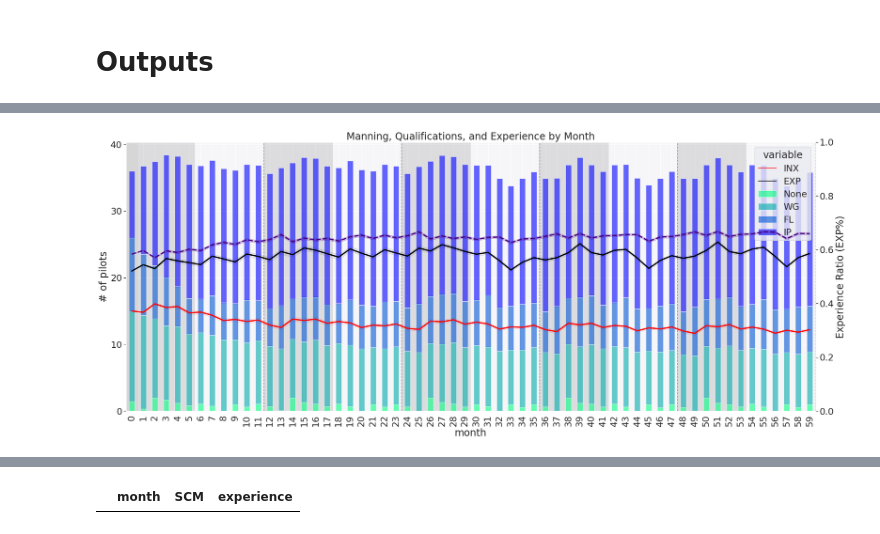
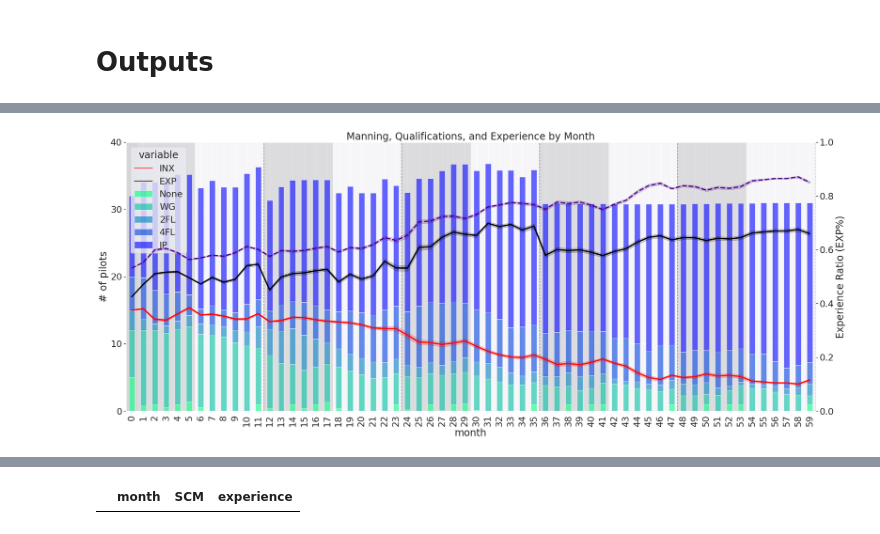
Before and after one commit to ialara/actf, a Jupyter notebook: f22_baseline.ipynb, the cells around one changed output, grey strips where cells are left out. Drawn from its saved outputs; the diff is of its cells as text; code cells hidden in the pictures.

```diff
--- a/f22_baseline.ipynb
+++ b/f22_baseline.ipynb
@@ -583,7 +654,9 @@ class Syllabus:
 # Sim Setup
 # %%
 sim = Simulation()
-sim.setup(initial_size=36)
+sim.setup(starting_sq=f22_sq)
 
-num_runs = 200
+sim.sq.print_()
+
+num_runs = 50
 months_per_run = 60
@@ -592,8 +683,8 @@ months_per_run = 60
 # %%
 #NUM_YEARS = 5
 # Start rig
-ftu_arrivals = [0, 0, 2, 0, 1, 0, 1, 0, 0, 1, 0, 1] #*NUM_YEARS
-nth_arrivals = [0, 2, 0, 2, 0, 0, 0, 2, 0, 0, 2, 0] #*NUM_YEARS
+ftu_arrivals = [0, 0, 1, 0, 1, 1, 0, 0, 0, 0, 0, 1] #*NUM_YEARS
+nth_arrivals = [0, 2, 0, 1, 0, 0, 0, 1, 0, 0, 2, 0] #*NUM_YEARS
 
 # turn pattern
 tails_go_1 = 10
@@ -634,7 +727,7 @@ df = pd.DataFrame([run['monthly']['NUM_BY_QUAL'] for run in many]).melt(var_name
 df = pd.concat([df, df.quals.apply(pd.Series)], axis=1).rename(columns = {'' : 'None'}).drop('quals', axis=1).fillna(0)
 quals_df = df.groupby('month').mean()
 
-for qual in ['None', 'WG', 'FL', 'IP']:
+for qual in ['None', 'WG', '2FL', '4FL', 'IP']:
     quals_df[f'{qual}_pct'] = quals_df[qual] / quals_df.sum(axis=1)
 
 quals_df
@@ -681,26 +774,26 @@ exp_df
 # %%
 plt.rcParams['figure.figsize'] = (30, 12)
 sns.set_theme()
 sns.set(font_scale=2)
 fig, ax = plt.subplots()
 for year in range(1, int(len(quals_df) / 12)+1):
     ax.axvline(year*12 - 0.5, linestyle='--', lw=1.5, c='gray')
     start = (year-1)*12 - 0.5
     ax.axvspan(start, start+6, color='lightgray', alpha=0.6)
     ax.axvspan(start+6, start+12, color='white', alpha=0.6)
 ax.axvspan(-0.5, 0.5, color='lightgray', alpha=0.6)
-quals_df[['None', 'WG', 'FL', 'IP']].plot(kind='bar', stacked=True, colormap='winter_r', alpha=0.6, ax=ax)
+quals_df[['None', 'WG', '2FL', '4FL', 'IP']].plot(kind='bar', stacked=True, colormap='winter_r', alpha=0.6, ax=ax)
 sns.lineplot(data=exp_df, x='month', y='value', hue='variable', ax=ax, linewidth=3, palette=['red', 'black'])
 ax2 = ax.twinx()
 sns.lineplot(data=exp_df, x='month', y='ratio', ax=ax2, color='indigo', linestyle='--', linewidth=3, alpha=1)
 ax2.set_yticks([0, 0.2, 0.4, 0.6, 0.8, 1])
 ax.set_yticks([0, 10, 20, 30, 40])
 ax.set_ylabel('# of pilots')
 ax2.set_ylabel('Experience Ratio (EXP%)')
 ax.set_title('Manning, Qualifications, and Experience by Month')
 ax2.grid(False)
 # %% [output]
-[figure, old version]
+[figure, new version]
 # %%
 df = pd.DataFrame(np.array([np.array([month for month in run['monthly']['SCM_INX']], dtype='object') for run in many])).melt(var_name='month', value_name='SCM')
 df['experience'] = 'INX'
```
Also changed, not shown: parts of 14 cells of this notebook.
